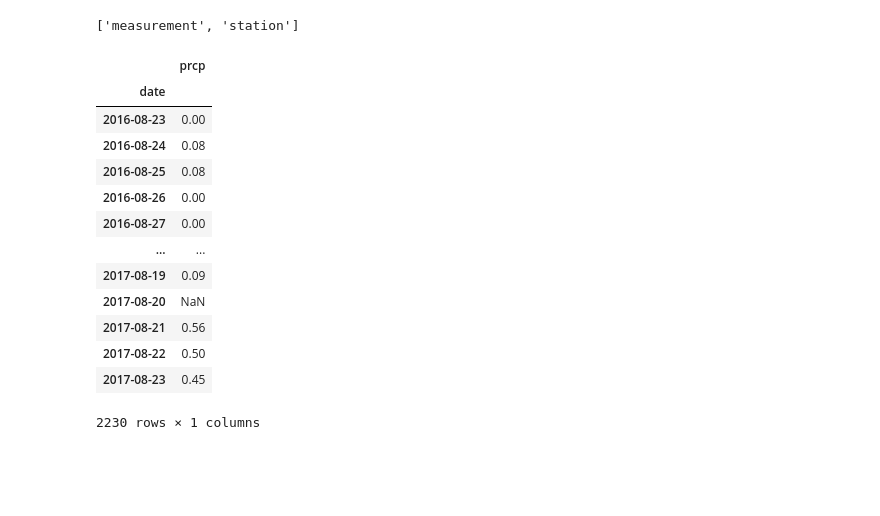
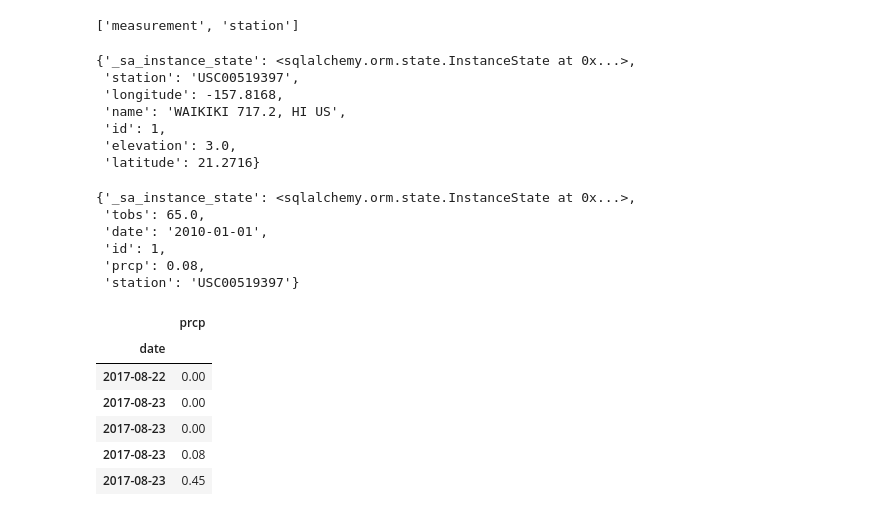
Before and after one commit to wonderbug2020/sqlalchemy, a Jupyter notebook: main.ipynb, the cells around one changed output. Cells and saved outputs as stored; diff of their text form; code cells hidden in the pictures; blank space fills up the shorter version.

Commit message:
added a graph and multiple query's

```diff
--- a/main.ipynb
+++ b/main.ipynb
@@ -33,9 +33,24 @@ Measurement = Base.classes.measurement
 #Create a session
 session = Session(engine)
 # %%
-#first_row_station = session.query(Station).first()
-#first_row_station.__dict__
+first_row_station = session.query(Station).first()
+first_row_station.__dict__
+# %% [output]
+{'_sa_instance_state': <sqlalchemy.orm.state.InstanceState at 0x...>,
+ 'station': 'USC00519397',
+ 'longitude': -157.8168,
+ 'name': 'WAIKIKI 717.2, HI US',
+ 'id': 1,
+ 'elevation': 3.0,
+ 'latitude': 21.2716}
 # %%
-#first_row_measurement = session.query(Measurement).first()
-#first_row_measurement.__dict__
+first_row_measurement = session.query(Measurement).first()
+first_row_measurement.__dict__
+# %% [output]
+{'_sa_instance_state': <sqlalchemy.orm.state.InstanceState at 0x...>,
+ 'tobs': 65.0,
+ 'date': '2010-01-01',
+ 'id': 1,
+ 'prcp': 0.08,
+ 'station': 'USC00519397'}
 # %%
@@ -47,20 +66,23 @@ year_ago = top_date_date - dt.timedelta(weeks=52.2)
 # %%
+#Now To put my query into a variable
 qry = session.query(Measurement.date, Measurement.prcp).\
                         filter(Measurement.date >= year_ago)
-test_df = pd.read_sql(qry.statement, session.bind)
-test_df.set_index('date')
+
+#Making a dataframe from the query
+measurement_df = pd.read_sql(qry.statement, session.bind)
+
+#Set the date to the index
+measurement2_df = measurement_df.set_index('date')
+
+#Finally to sort
+measurement3_df = measurement2_df.sort_index(ascending = True)
+
+measurement3_df.tail()
 # %% [output]
 |  | prcp |
 | date |  |
-| 2016-08-23 | 0.00 |
-| 2016-08-24 | 0.08 |
-| 2016-08-25 | 0.08 |
-| 2016-08-26 | 0.00 |
-| 2016-08-27 | 0.00 |
-| ... | ... |
-| 2017-08-19 | 0.09 |
-| 2017-08-20 | NaN |
-| 2017-08-21 | 0.56 |
-| 2017-08-22 | 0.50 |
+| 2017-08-22 | 0.00 |
+| 2017-08-23 | 0.00 |
+| 2017-08-23 | 0.00 |
+| 2017-08-23 | 0.08 |
 | 2017-08-23 | 0.45 |
-2230 rows × 1 columns
```
Also changed, not shown: parts of 7 cells of this notebook.
